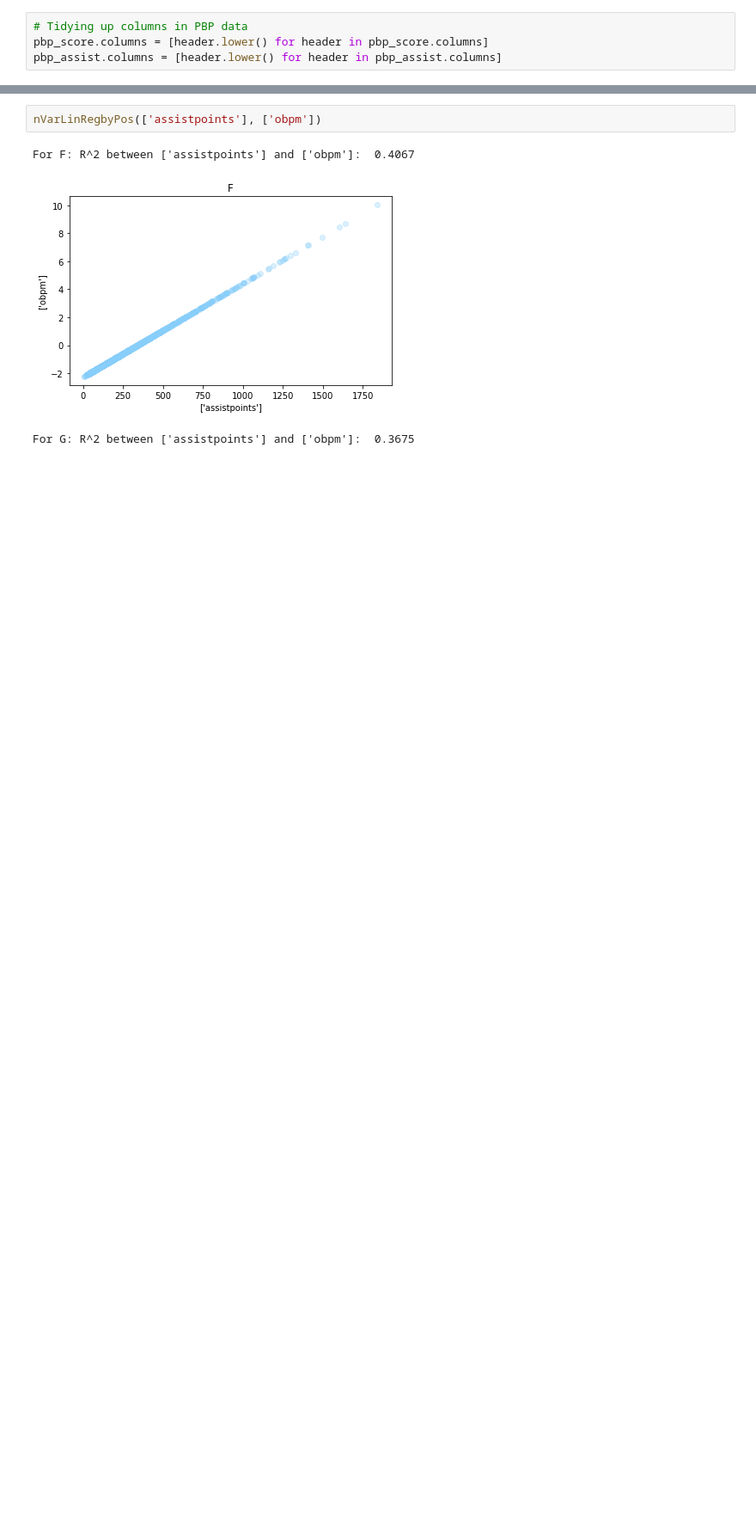
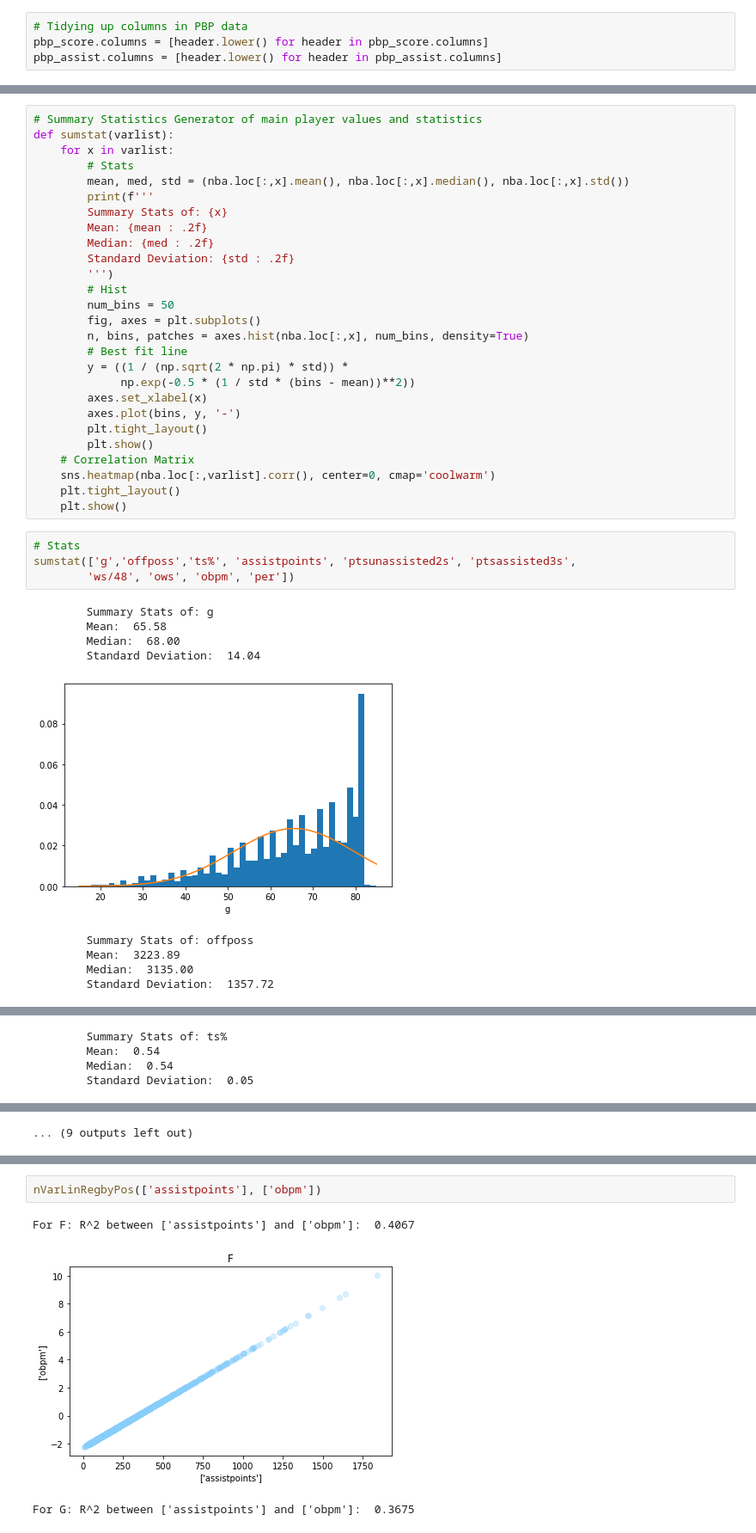
Before and after one commit to MAhram1/INFO-2950-Project, a Jupyter notebook: NBA_Data_Analysis.ipynb, the cells around one changed output, grey strips where cells are left out. Shown at 86% size. Drawn from its saved outputs; the diff is of its cells as text; blank space fills up the shorter version.

```diff
--- a/NBA_Data_Analysis.ipynb
+++ b/NBA_Data_Analysis.ipynb
@@ -193,0 +233,41 @@ nba.head()
+# %%
+# Summary Statistics Generator of main player values and statistics
+def sumstat(varlist):
+    for x in varlist:
+        # Stats
+        mean, med, std = (nba.loc[:,x].mean(), nba.loc[:,x].median(), nba.loc[:,x].std())
+        print(f'''
+        Summary Stats of: {x}
+        Mean: {mean : .2f}
+        Median: {med : .2f}
+        Standard Deviation: {std : .2f}
+        ''')
+        # Hist
+        num_bins = 50
+        fig, axes = plt.subplots()
+        n, bins, patches = axes.hist(nba.loc[:,x], num_bins, density=True)
+        # Best fit line
+        y = ((1 / (np.sqrt(2 * np.pi) * std)) *
+             np.exp(-0.5 * (1 / std * (bins - mean))**2))
+        axes.set_xlabel(x)
+        axes.plot(bins, y, '-')
+        plt.tight_layout()
+        plt.show()
+    # Correlation Matrix
+    sns.heatmap(nba.loc[:,varlist].corr(), center=0, cmap='coolwarm')
+    plt.tight_layout()
+    plt.show()
+# %%
+# Stats
+sumstat(['g','offposs','ts%', 'assistpoints', 'ptsunassisted2s', 'ptsassisted3s',
+        'ws/48', 'ows', 'obpm', 'per'])
+# %% [output]
+        Summary Stats of: g
+        Mean:  65.58
+        Median:  68.00
+        Standard Deviation:  14.04
+[figure, added]
+        Summary Stats of: offposs
+        Mean:  3223.89
+        Median:  3135.00
+        Standard Deviation:  1357.72
@@ -193,0 +275,4 @@ nba.head()
+        Summary Stats of: ts%
+        Mean:  0.54
+        Median:  0.54
+        Standard Deviation:  0.05
@@ -194 +295,2 @@ nba.head()
+... (9 outputs left out)
 # %%
```
Also changed, not shown: parts of 48 cells of this notebook.
